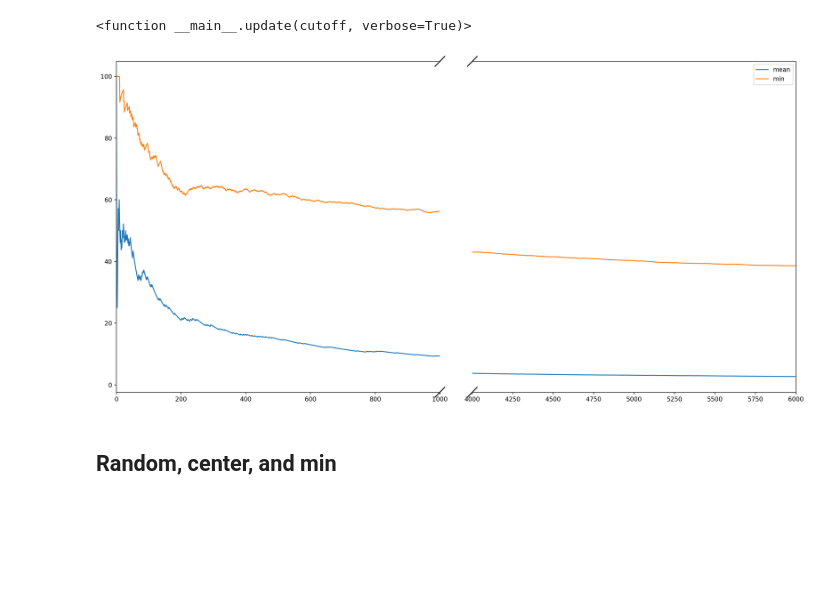
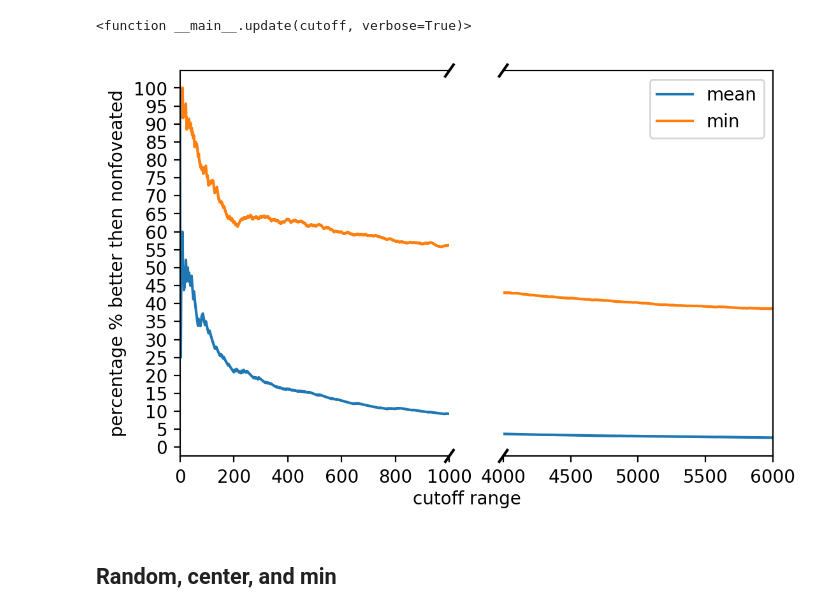
Before and after one commit to JohanvandenHeuvel/UsingASecondaryNetworkForFoveationInComputerVision, a Jupyter notebook: analysis.ipynb, the cells around one changed output. Drawn from its saved outputs; the diff is of its cells as text; code cells hidden in the pictures; blank space fills up the shorter version.

Commit message:
more clarity for plot

```diff
--- a/analysis.ipynb
+++ b/analysis.ipynb
@@ -146,43 +146,43 @@ percentages_mean , percentages_min = zip(*[update(i, verbose=False) for i in ran
 # %%
 # https://matplotlib.org/2.0.2/examples/pylab_examples/broken_axis.html
 
-fig, (ax, ax2) = plt.subplots(1, 2, figsize=(20,10), dpi=200, facecolor='w', edgecolor='k', sharey=True)
-fig.subplots_adjust(wspace=0.1)
+fig, (ax, ax2) = plt.subplots(1, 2, dpi=200, facecolor='w', edgecolor='k', sharey=True)
+fig.subplots_adjust(wspace=0.2)
+
+# fig.font(size=12)
+fig.text(0.5, 0.04, 'cutoff range', ha='center', va='center')
 
 ax.plot(list(percentages_mean))
 ax.plot(list(percentages_min))
-# ax.yticks(np.linspace(0,100,41))
-# ax.ylabel('percentage % better then nonfoveated')
-# ax.xlabel('cutoff range')
-# ax.legend(['mean', 'min'])
+ax.set(yticks=np.linspace(0,100,21), ylabel='percentage % better then nonfoveated')
 ax.set_xlim(0, 1000)
 ax.spines['right'].set_visible(False)
 ax.yaxis.tick_left()
 
 ax2.plot(list(percentages_mean))
 ax2.plot(list(percentages_min))
 # ax.yticks(np.linspace(0,100,41))
 # ax.ylabel('percentage % better then nonfoveated')
 # ax.xlabel('cutoff range')
 ax2.legend(['mean', 'min'])
 ax2.set_xlim(4000,6000)
 ax2.spines['left'].set_visible(False)
 ax2.tick_params(left=False)  # don't put tick labels at the left
 
 d = .015  # how big to make the diagonal lines in axes coordinates
 # arguments to pass to plot, just so we don't keep repeating them
 kwargs = dict(transform=ax.transAxes, color='k', clip_on=False)
 ax.plot((1 - d, 1 + d), (1 - d, 1 + d), **kwargs)  # top-left diagonal
 ax.plot((1 - d, 1 + d), (-d, +d), **kwargs)  # bottom-left diagonal
 
 kwargs.update(transform=ax2.transAxes)  # switch to the bottom axes
 ax2.plot((-d, +d), (1 - d, 1 + d), **kwargs)  # top right diagonal
 ax2.plot((-d, +d), (-d, +d), **kwargs)  # bottom-right diagonal
 
-
+fig.savefig("images/foveated%better_then_nonfoveated", bbox_inches='tight')
 plt.show()
 # %% [output]
-[figure, old version]
+[figure, new version]
 # %% [markdown]
 ## Random, center, and min
 # %%
```
